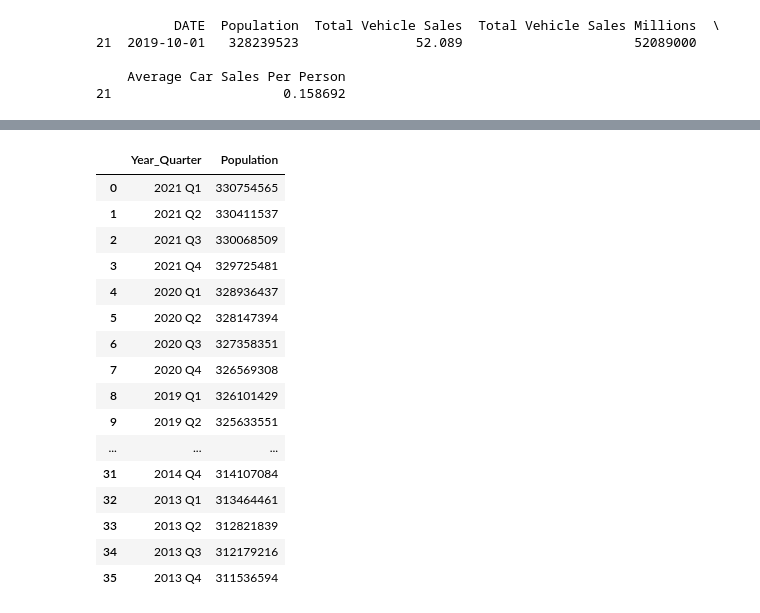
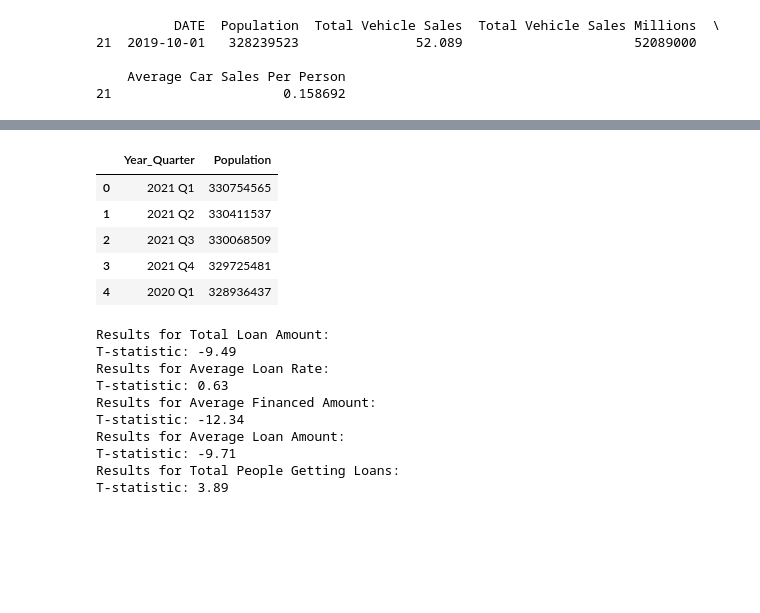
Before and after one commit to Jagar513/project_1_bootcamp, a Jupyter notebook: Automotive Loan Starter Code.ipynb, the cells around one changed output, grey strips where cells are left out. Cells and saved outputs as stored; diff of their text form; code cells hidden in the pictures; blank space fills up the shorter version.

Commit message:
adding t-test code and result

```diff
--- a/Automotive Loan Starter Code.ipynb
+++ b/Automotive Loan Starter Code.ipynb
@@ -351,42 +350,31 @@ population_df = pd.DataFrame({"Year": years, "Population": population})
 quarterly_years = []
 quarterly_population = []
 
 for i in range(1, len(population_df)):
     current_year = population_df.iloc[i]['Year']
     current_population = population_df.iloc[i]['Population']
     previous_population = population_df.iloc[i-1]['Population']
 
 
     yearly_increase = current_population - previous_population
 
 
     quarterly_increase = yearly_increase / 4
 
 
     for quarter in range(1, 5):
 
         population_at_quarter = previous_population + (quarterly_increase * quarter)
         quarterly_years.append(f"{current_year} Q{quarter}")
         quarterly_population.append(int(population_at_quarter))
 
 quarterly_df = pd.DataFrame({"Year_Quarter": quarterly_years, "Population": quarterly_population})
 
-quarterly_df
+quarterly_df.head()
 # %% [output]
 |  | Year_Quarter | Population |
 | 0 | 2021 Q1 | 330754565 |
 | 1 | 2021 Q2 | 330411537 |
 | 2 | 2021 Q3 | 330068509 |
 | 3 | 2021 Q4 | 329725481 |
 | 4 | 2020 Q1 | 328936437 |
-| 5 | 2020 Q2 | 328147394 |
-| 6 | 2020 Q3 | 327358351 |
-| 7 | 2020 Q4 | 326569308 |
-| 8 | 2019 Q1 | 326101429 |
-| 9 | 2019 Q2 | 325633551 |
-| ... | ... | ... |
-| 31 | 2014 Q4 | 314107084 |
-| 32 | 2013 Q1 | 313464461 |
-| 33 | 2013 Q2 | 312821839 |
-| 34 | 2013 Q3 | 312179216 |
-| 35 | 2013 Q4 | 311536594 |
@@ -394,0 +381,39 @@ quarterly_df
+# %%
+
+#Perform t-test
+
+def perform_t_test(data1, data2, column):
+
+    t_stat, p_value = stats.ttest_ind(data1[column].dropna(), data2[column].dropna())
+    cohens_d = (np.mean(data1[column]) - np.mean(data2[column])) / np.sqrt((np.std(data1[column], ddof=1) ** 2 + np.std(data2[column], ddof=1) ** 2) / 2)
+
+    result = {
+        'column': column,
+        't_statistic': t_stat,
+        }
+    return result
+
+# Define pre-COVID and post-COVID periods
+pre_covid = clean_df[clean_df['DATE'] < '2020-03-11']
+post_covid = clean_df[clean_df['DATE'] >= '2020-03-11']
+
+# List of columns to test
+columns_to_test = ['Total Loan Amount', 'Average Loan Rate', 'Average Financed Amount',
+                   'Average Loan Amount', 'Total People Getting Loans']
+
+for column in columns_to_test:
+
+    result = perform_t_test(pre_covid, post_covid, column)
+    print(f"Results for {column}:")
+    print(f"T-statistic: {result['t_statistic']:.2f}")
+# %% [output]
+Results for Total Loan Amount:
+T-statistic: -9.49
+Results for Average Loan Rate:
+T-statistic: 0.63
+Results for Average Financed Amount:
+T-statistic: -12.34
+Results for Average Loan Amount:
+T-statistic: -9.71
+Results for Total People Getting Loans:
+T-statistic: 3.89
```
Also changed, not shown: parts of 4 cells of this notebook, 6 other files.
